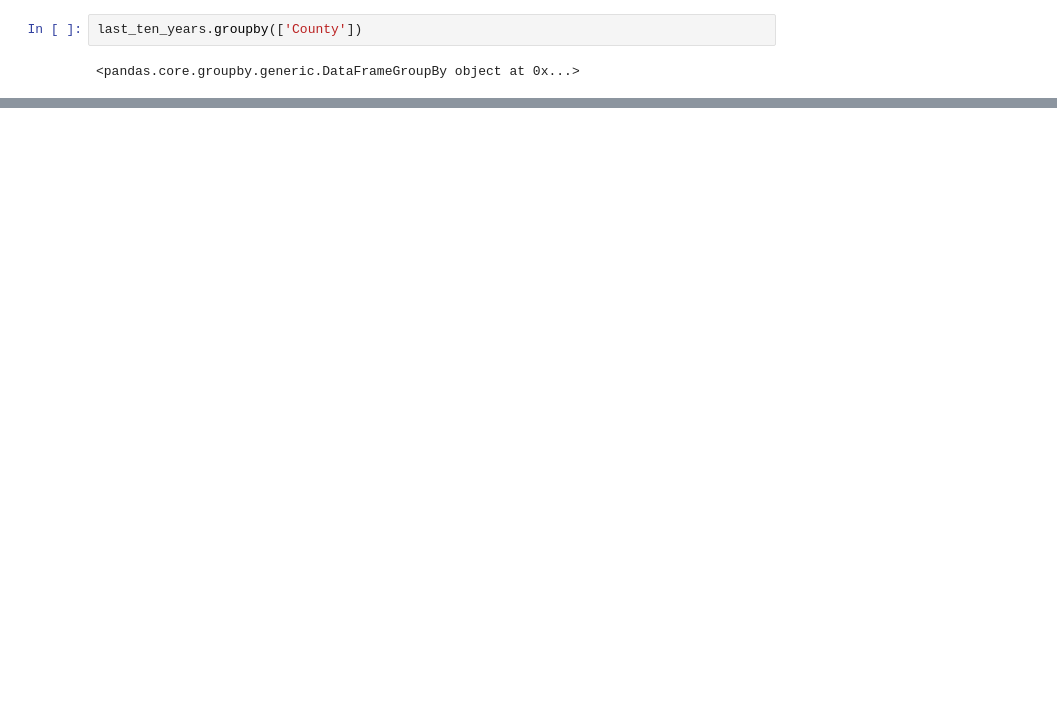
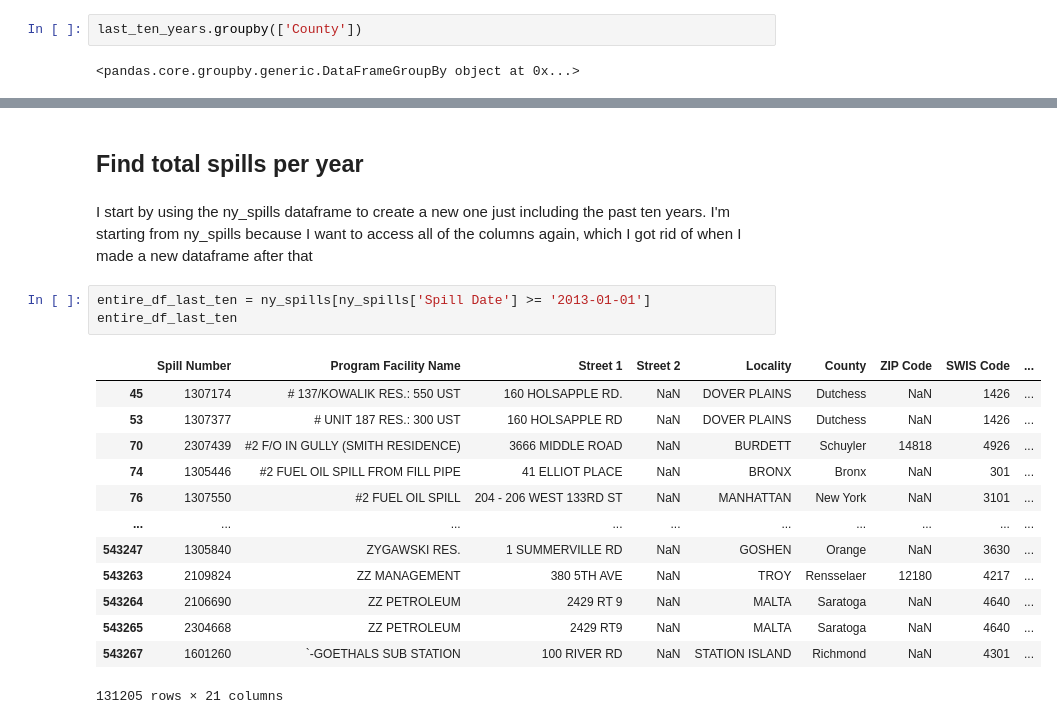
Before and after one commit to jere-o-rhodes/advanced_coding_final_pro, a Jupyter notebook: final.ipynb, the cells around one changed output, grey strips where cells are left out. Cells and saved outputs as stored; diff of their text form; blank space fills up the shorter version.

```diff
--- a/final.ipynb
+++ b/final.ipynb
@@ -330,0 +409,21 @@ nyc_by_borough
+# %% [markdown]
+## Find total spills per year
+# %% [markdown]
+I start by using the ny_spills dataframe to create a new one just including the past ten years. I'm starting from ny_spills because I want to access all of the columns again, which I got rid of when I made a new dataframe after that
+# %%
+entire_df_last_ten = ny_spills[ny_spills['Spill Date'] >= '2013-01-01']
+entire_df_last_ten
+# %% [output]
+|  | Spill Number | Program Facility Name | Street 1 | Street 2 | Locality | County | ZIP Code | SWIS Code | ... |
+| 45 | 1307174 | # 137/KOWALIK RES.: 550 UST | 160 HOLSAPPLE RD. | NaN | DOVER PLAINS | Dutchess | NaN | 1426 | ... |
+| 53 | 1307377 | # UNIT 187 RES.: 300 UST | 160 HOLSAPPLE RD | NaN | DOVER PLAINS | Dutchess | NaN | 1426 | ... |
+| 70 | 2307439 | #2 F/O IN GULLY (SMITH RESIDENCE) | 3666 MIDDLE ROAD | NaN | BURDETT | Schuyler | 14818 | 4926 | ... |
+| 74 | 1305446 | #2 FUEL OIL SPILL FROM FILL PIPE | 41 ELLIOT PLACE | NaN | BRONX | Bronx | NaN | 301 | ... |
+| 76 | 1307550 | #2 FUEL OIL SPILL | 204 - 206 WEST 133RD ST | NaN | MANHATTAN | New York | NaN | 3101 | ... |
+| ... | ... | ... | ... | ... | ... | ... | ... | ... | ... |
+| 543247 | 1305840 | ZYGAWSKI RES. | 1 SUMMERVILLE RD | NaN | GOSHEN | Orange | NaN | 3630 | ... |
+| 543263 | 2109824 | ZZ MANAGEMENT | 380 5TH AVE | NaN | TROY | Rensselaer | 12180 | 4217 | ... |
+| 543264 | 2106690 | ZZ PETROLEUM | 2429 RT 9 | NaN | MALTA | Saratoga | NaN | 4640 | ... |
+| 543265 | 2304668 | ZZ PETROLEUM | 2429 RT9 | NaN | MALTA | Saratoga | NaN | 4640 | ... |
+| 543267 | 1601260 | `-GOETHALS SUB STATION | 100 RIVER RD | NaN | STATION ISLAND | Richmond | NaN | 4301 | ... |
+131205 rows × 21 columns
```
Also changed, not shown: parts of 51 cells of this notebook, 4 other files.
